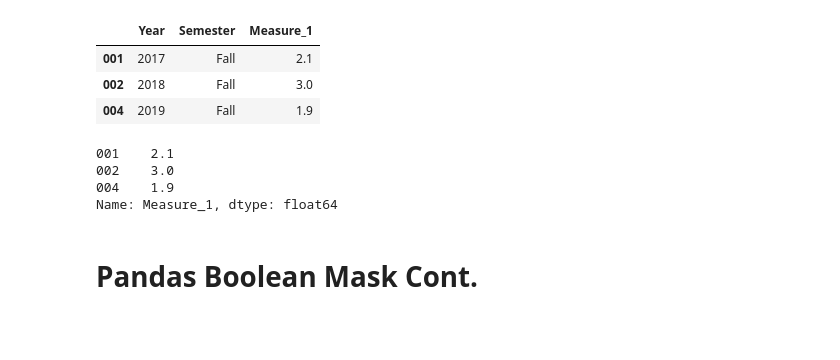
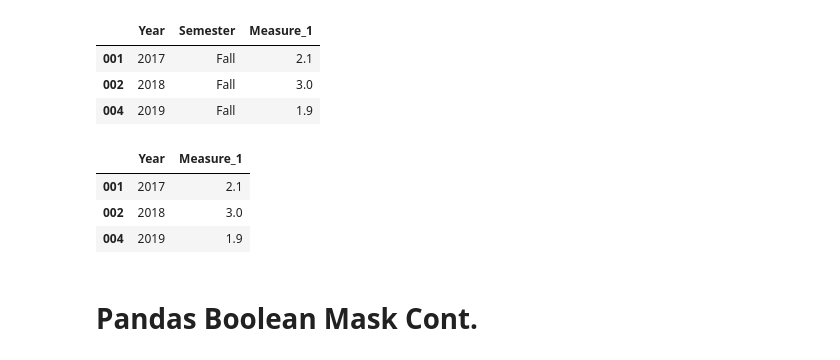
Before and after one commit to AndiCupallariCU/eods-f2024, a Jupyter notebook: notebooks/eods-week03-pandas_visualization_dataexploration.ipynb, the cells around one changed output. Saved outputs shown, nothing was run; the diff lists cells and outputs as text; code cells hidden in the pictures; blank space fills up the shorter version.

```diff
--- a/notebooks/eods-week03-pandas_visualization_dataexploration.ipynb
+++ b/notebooks/eods-week03-pandas_visualization_dataexploration.ipynb
@@ -443,12 +484,12 @@ df[df['Semester'] == 'Fall']
 | 004 | 2019 | Fall | 1.9 |
 # %%
 # Get Measure_1 for all records for Semester 'Fall'
-df.loc[df.Semester == 'Fall','Measure_1']
+df.loc[df.Semester == 'Fall',['Year','Measure_1']]
 # %% [output]
-001    2.1
-002    3.0
-004    1.9
-Name: Measure_1, dtype: float64
+|  | Year | Measure_1 |
+| 001 | 2017 | 2.1 |
+| 002 | 2018 | 3.0 |
+| 004 | 2019 | 1.9 |
 # %% [markdown]
 # Pandas Boolean Mask Cont.
 # %% [markdown]
```
Also changed, not shown: parts of 15 cells of this notebook, 6 other files.
